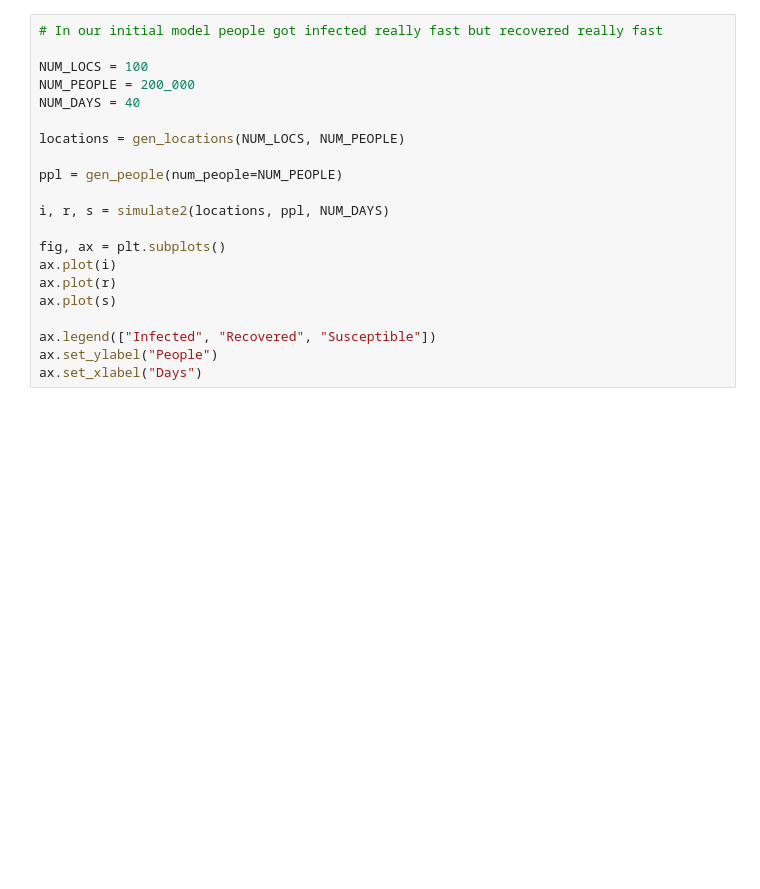
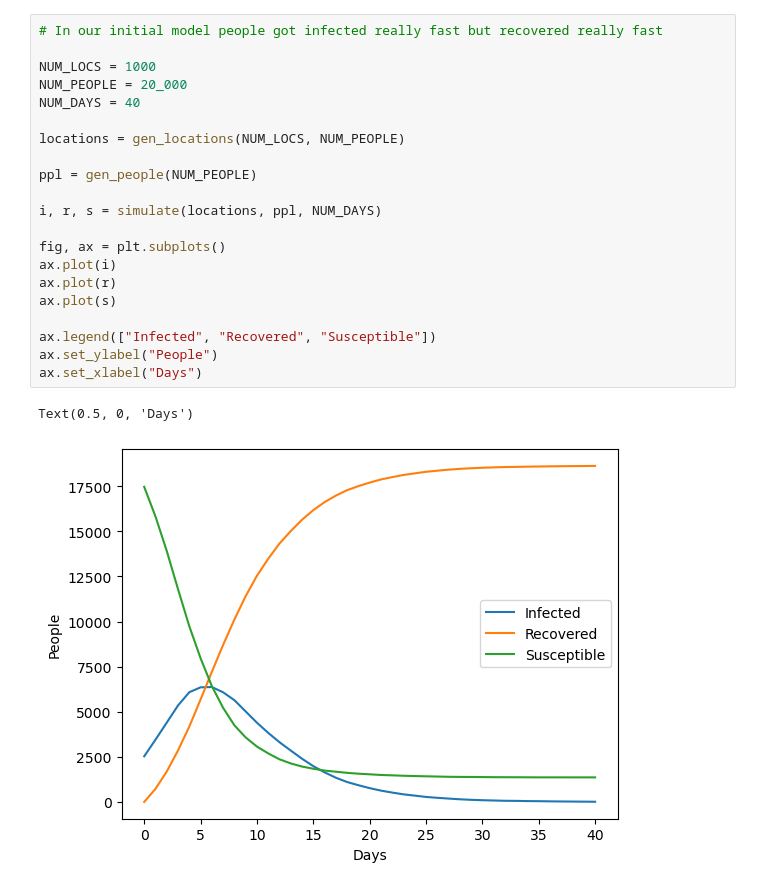
Before and after one commit to khazixi/456-Final-Project, a Jupyter notebook: project.ipynb, the cells around one changed output. Cells and saved outputs as stored; diff of their text form; blank space fills up the shorter version.

```diff
--- a/project.ipynb
+++ b/project.ipynb
@@ -103,21 +91,24 @@ def simulate2(locations, people, num_days):
 # %%
 # In our initial model people got infected really fast but recovered really fast
 
-NUM_LOCS = 100
-NUM_PEOPLE = 200_000
+NUM_LOCS = 1000
+NUM_PEOPLE = 20_000
 NUM_DAYS = 40
 
 locations = gen_locations(NUM_LOCS, NUM_PEOPLE)
 
-ppl = gen_people(num_people=NUM_PEOPLE)
+ppl = gen_people(NUM_PEOPLE)
 
-i, r, s = simulate2(locations, ppl, NUM_DAYS)
+i, r, s = simulate(locations, ppl, NUM_DAYS)
 
 fig, ax = plt.subplots()
 ax.plot(i)
 ax.plot(r)
 ax.plot(s)
 
 ax.legend(["Infected", "Recovered", "Susceptible"])
 ax.set_ylabel("People")
 ax.set_xlabel("Days")
+# %% [output]
+Text(0.5, 0, 'Days')
+[figure, added]
```
Also changed, not shown: parts of 2 cells of this notebook.
